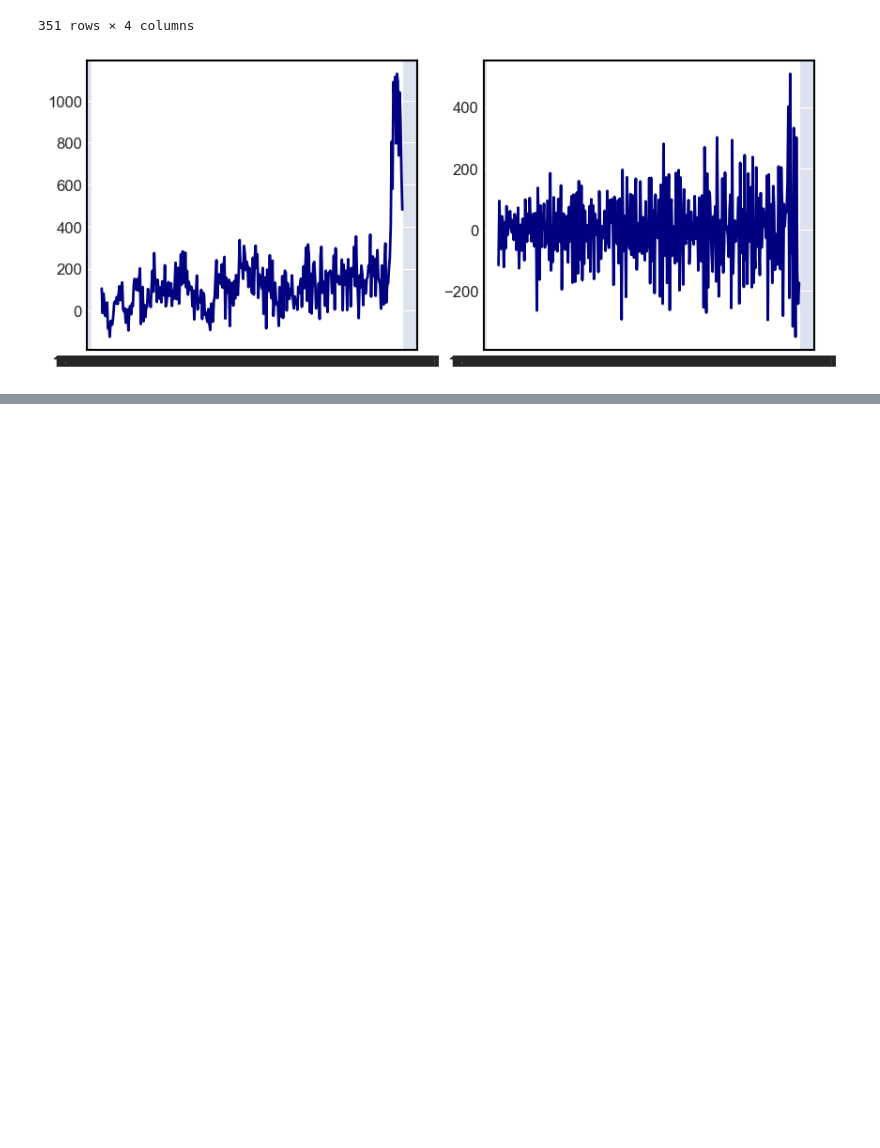
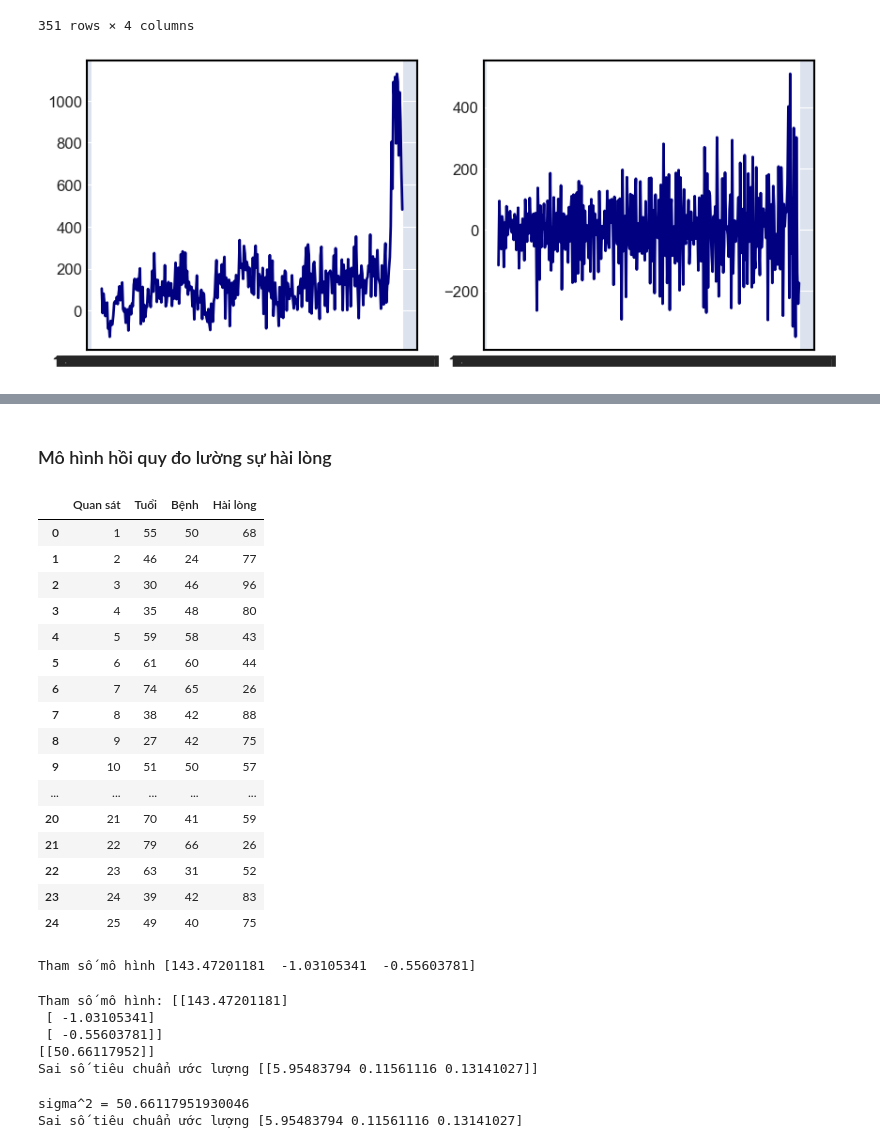
Before and after one commit to tranquocthien/Time-series-analysis, a Jupyter notebook: 2-tong-quan-chuoi-thoi-gian.ipynb, the cells around one changed output, grey strips where cells are left out. Cells and saved outputs as stored; diff of their text form; code cells hidden in the pictures; blank space fills up the shorter version.

```diff
--- a/2-tong-quan-chuoi-thoi-gian.ipynb
+++ b/2-tong-quan-chuoi-thoi-gian.ipynb
@@ -356,0 +407,79 @@ plt.show()
+# %% [markdown]
+##
+### Mô hình hồi quy đo lường sự hài lòng
+# %%
+df = pd.read_excel('data/satisfaction.xlsx')
+df
+# %% [output]
+|  | Quan sát | Tuổi | Bệnh | Hài lòng |
+| 0 | 1 | 55 | 50 | 68 |
+| 1 | 2 | 46 | 24 | 77 |
+| 2 | 3 | 30 | 46 | 96 |
+| 3 | 4 | 35 | 48 | 80 |
+| 4 | 5 | 59 | 58 | 43 |
+| 5 | 6 | 61 | 60 | 44 |
+| 6 | 7 | 74 | 65 | 26 |
+| 7 | 8 | 38 | 42 | 88 |
+| 8 | 9 | 27 | 42 | 75 |
+| 9 | 10 | 51 | 50 | 57 |
+| ... | ... | ... | ... | ... |
+| 20 | 21 | 70 | 41 | 59 |
+| 21 | 22 | 79 | 66 | 26 |
+| 22 | 23 | 63 | 31 | 52 |
+| 23 | 24 | 39 | 42 | 83 |
+| 24 | 25 | 49 | 40 | 75 |
+# %%
+from sklearn.linear_model import LinearRegression
+
+x1 = df['Tuổi'].values
+x2 = df['Bệnh'].values
+y = df['Hài lòng'].values
+n = len(y)
+
+model = LinearRegression(fit_intercept=False)
+X = np.vstack([np.ones(n), x1,x2]).T
+model.fit(X,y)
+print("Tham số mô hình", model.coef_)
+# %% [output]
+Tham số mô hình [143.47201181  -1.03105341  -0.55603781]
+# %%
+#Làm theo cách thủ công không dùng thư viện sklearn
+
+# Mẫu quan sát
+x1 = df['Tuổi'].values
+x2 = df['Bệnh'].values
+y = df['Hài lòng'].values
+n = len(y)
+
+#Uớc lượng tham số mô hình hồi quy tuyến tính
+
+X = np.vstack([np.ones(n),x1,x2]).T
+Y = y[:, np.newaxis]
+beta = np.linalg.inv(X.T@X)@X.T@Y
+print("Tham số mô hình:", beta)
+
+# Sai số tiêu chuẩn ước lượng
+e = Y - X@beta
+SSE = e.T@e
+var = SSE/(n-3)
+print(var)
+
+se_beta = np.sqrt(var*np.diag(np.linalg.inv(X.T@X)))
+print("Sai số tiêu chuẩn ước lượng", se_beta)
+# %% [output]
+Tham số mô hình: [[143.47201181]
+ [ -1.03105341]
+ [ -0.55603781]]
+[[50.66117952]]
+Sai số tiêu chuẩn ước lượng [[5.95483794 0.11561116 0.13141027]]
+# %%
+# Sai số tiêu chuẩn ước lượng cách 2 dựa vào sklearn
+e = y - model.predict(X)
+SSE = np.sum(e**2)
+var = SSE/(n-3)
+print("sigma^2 =", var)
+se_beta = np.sqrt(var*np.diag(np.linalg.inv(X.T@X)))
+print("Sai số tiêu chuẩn ước lượng", se_beta)
+# %% [output]
+sigma^2 = 50.66117951930046
+Sai số tiêu chuẩn ước lượng [5.95483794 0.11561116 0.13141027]
```
Also changed, not shown: parts of 4 cells of this notebook, 7 other files.
